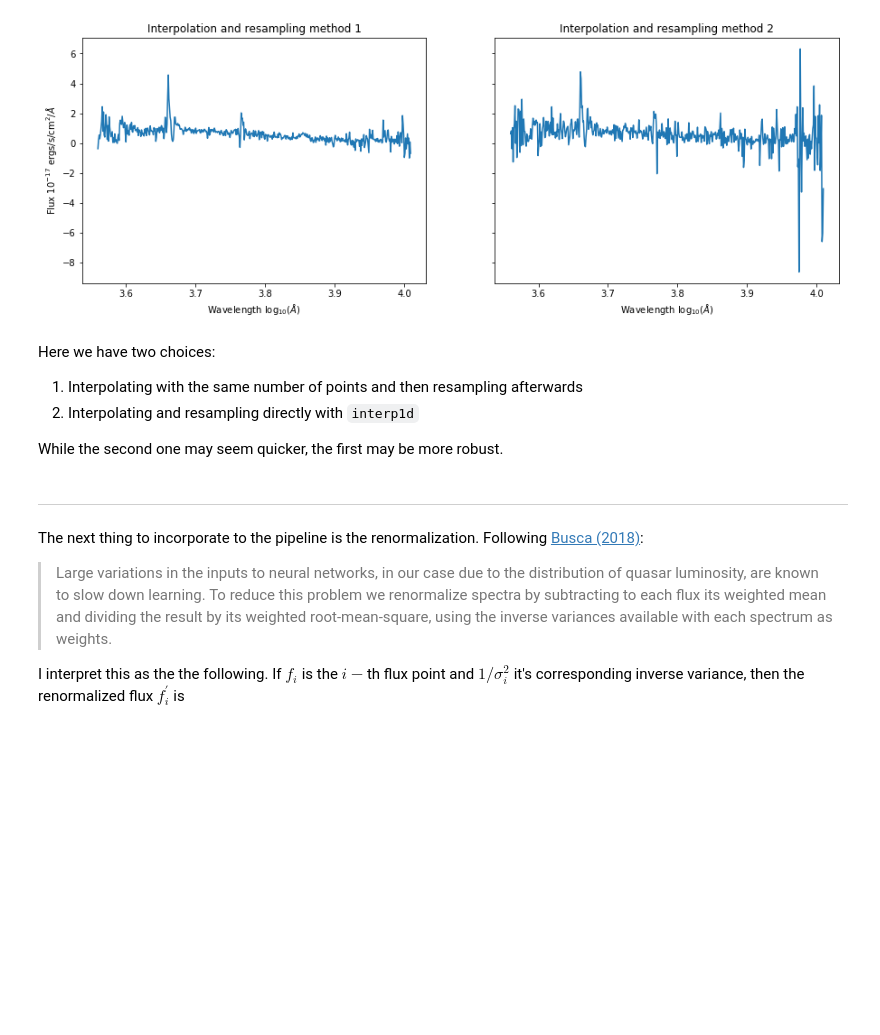
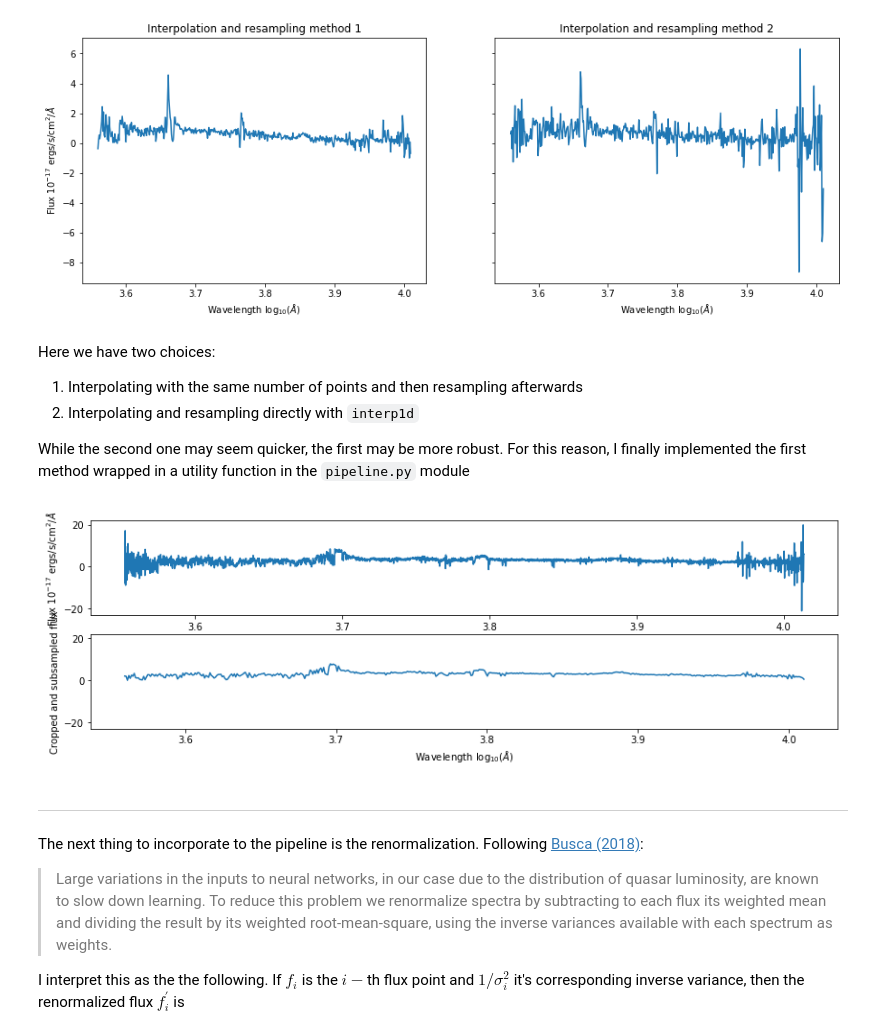
Before and after one commit to ManuelSolimano/mqc-nets, a Jupyter notebook: io.ipynb, the cells around one changed output. Drawn from its saved outputs; the diff is of its cells as text; code cells hidden in the pictures; blank space fills up the shorter version.

````diff
--- a/io.ipynb
+++ b/io.ipynb
@@ -148,7 +150,21 @@ Here we have two choices:
 2. Interpolating and resampling directly with ```interp1d```
 
 
-While the second one may seem quicker, the first may be more robust.
+While the second one may seem quicker, the first may be more robust. For this reason, I finally implemented the first method wrapped in a utility function in the ```pipeline.py``` module
+# %%
+# %autoreload 2
+import pipeline as io
+spec = fitsio.read('data/spectra1000/spec-4216-55477-0210.fits', columns=['flux', 'loglam'], dtype=np.float32)
+reduced_spec = io.crop_and_subsample(spec, 503, (3.56, 4.01))
+
+fig, ax = plt.subplots(nrows=2, ncols=1, figsize=(14, 4), sharey=True)
+ax[0].plot(spec['loglam'], spec['flux'])
+ax[1].plot(np.linspace(3.56, 4.01, 503, endpoint=True), reduced_spec)
+ax[1].set_xlabel(r'Wavelength $\log_{10}(\AA)$')
+ax[0].set_ylabel(r'Flux $10^{-17}$ ergs/s/cm$^2$/$\AA$')
+ax[1].set_ylabel(r'Cropped and subsampled flux');
+# %% [output]
+[figure, added]
 # %% [markdown]
 -------
 The next thing to incorporate to the pipeline is the renormalization. Following [Busca (2018)](https://arxiv.org/abs/1808.09955):
````
Also changed, not shown: parts of 9 cells of this notebook, 2 other files.
